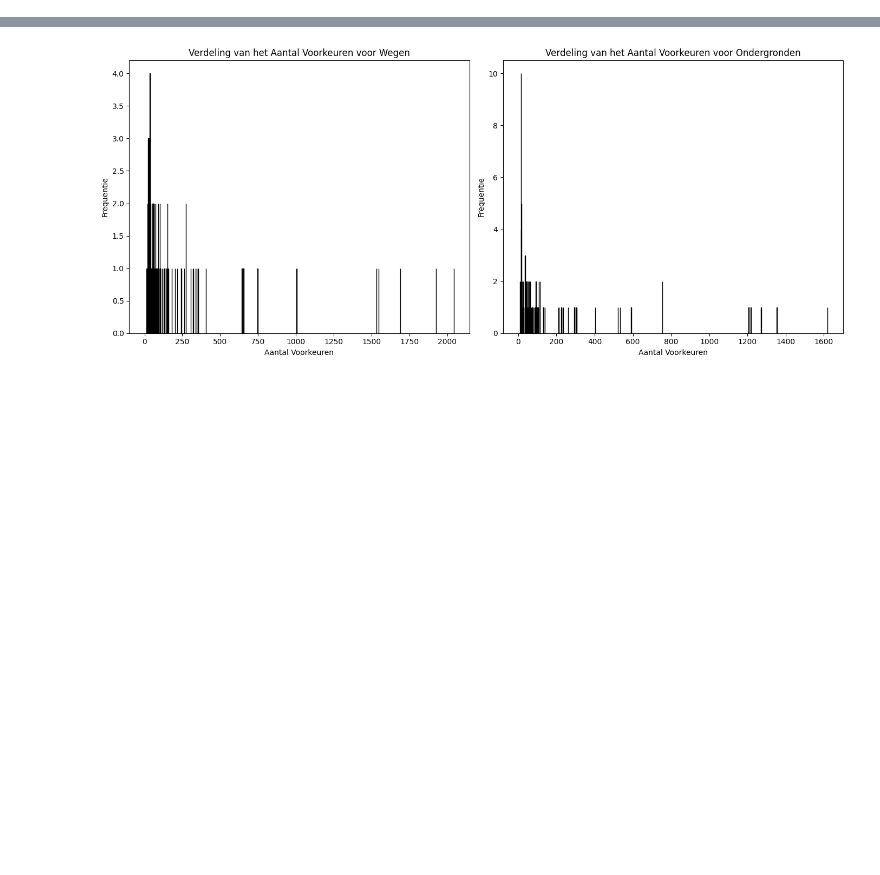
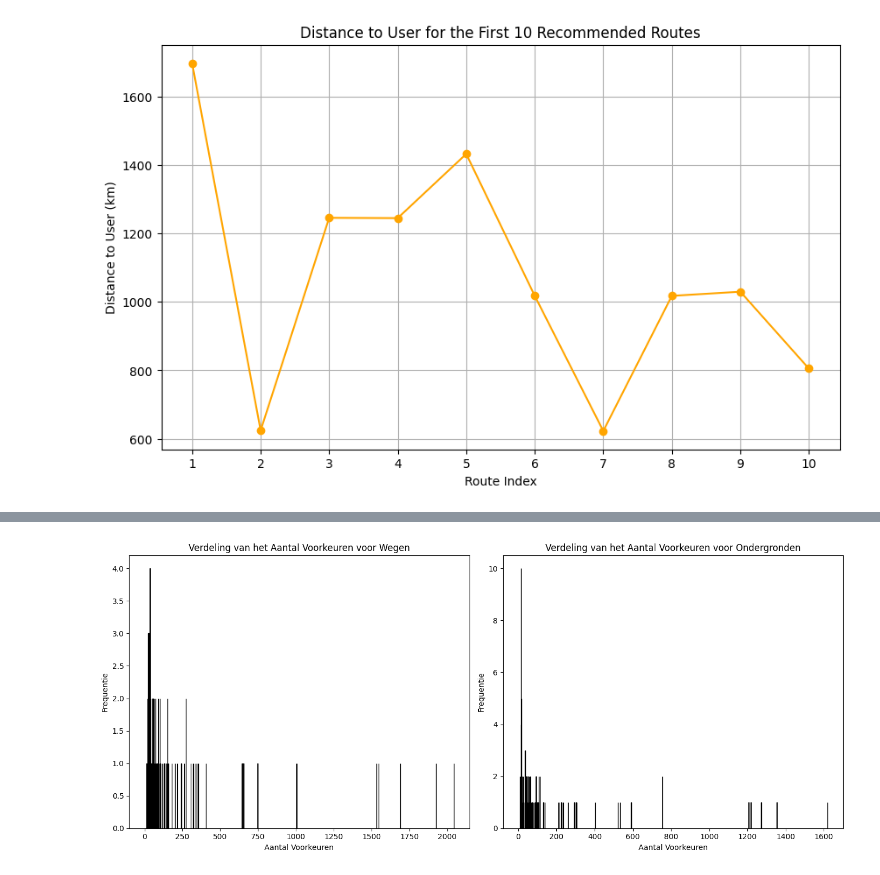
Before and after one commit to PattynRuben/ResearchProject, a Jupyter notebook: Loopcode_uitbreiding/locaties.ipynb, the cells around one changed output, grey strips where cells are left out. Saved outputs shown, nothing was run; the diff lists cells and outputs as text; code cells hidden in the pictures; blank space fills up the shorter version.

```diff
--- a/Loopcode_uitbreiding/locaties.ipynb
+++ b/Loopcode_uitbreiding/locaties.ipynb
@@ -0,0 +125,26 @@
+# %%
+import matplotlib.pyplot as plt
+import pandas as pd
+
+# Laad de data
+df = pd.read_csv('aanbevolen_routes_5325166.csv')
+
+# Aangepaste functie om een lijngrafiek te maken voor de distance_to_user van de eerste 10 rijen
+def plot_distance_to_user(df):
+    # Beperk de DataFrame tot de eerste 10 rijen
+    first_10_rows = df.head(10)
+
+    # Maak een lijngrafiek voor de distance_to_user
+    plt.figure(figsize=(10, 6))
+    plt.plot(first_10_rows['distance_to_user'], marker='o', linestyle='-', color='orange')
+    plt.title('Distance to User for the First 10 Recommended Routes')
+    plt.xlabel('Route Index')
+    plt.ylabel('Distance to User (km)')
+    plt.xticks(range(len(first_10_rows)), range(1, 11))  # Zet de x-ticks om de routes te nummeren van 1 tot 10
+    plt.grid(True)
+    plt.show()
+
+# Aanroepen van de functie om de lijngrafiek te plotten
+plot_distance_to_user(df)
+# %% [output]
+[figure, added]
```
Also changed, not shown: parts of 10 cells of this notebook, 5 other files.
